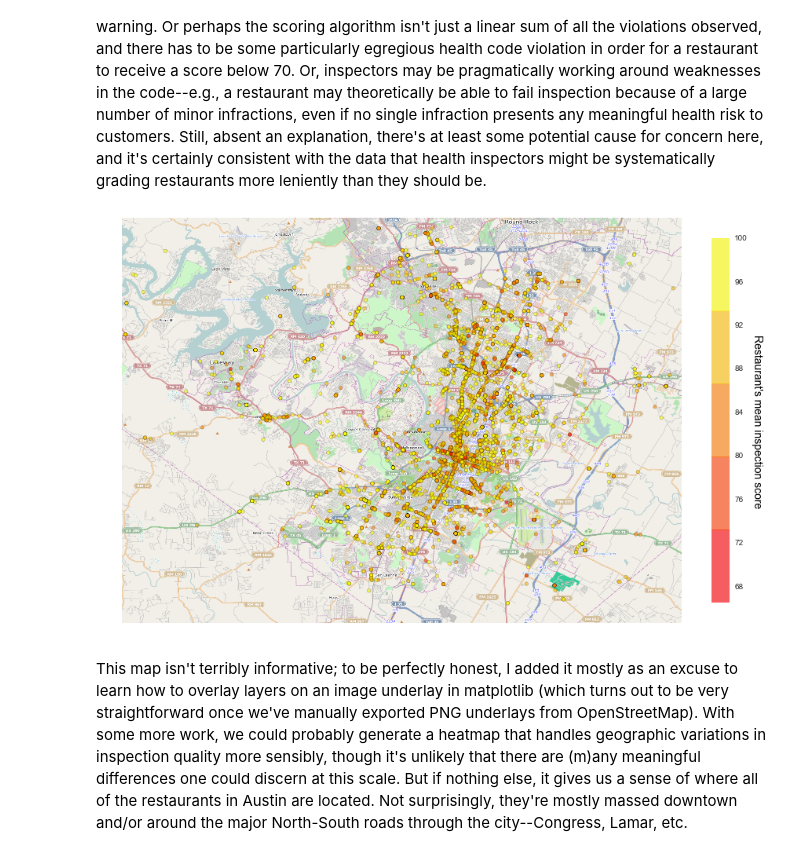
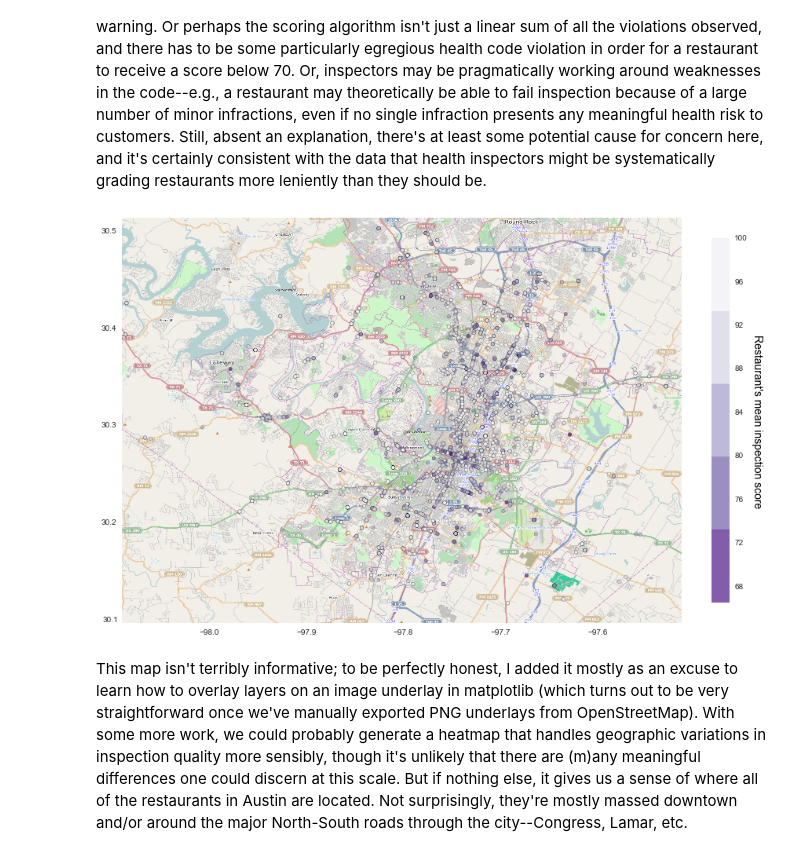
Before and after one commit to tyarkoni/open-data-flights, a Jupyter notebook: health-inspection/flight1.ipynb, the cells around one changed output. Drawn from its saved outputs; the diff is of its cells as text; code cells hidden in the pictures.

```diff
--- a/health-inspection/flight1.ipynb
+++ b/health-inspection/flight1.ipynb
@@ -15,7 +15,9 @@ import pandas as pd
 import numpy as np
 import matplotlib as mpl
 import matplotlib.pyplot as plt
+from scipy import stats
 import seaborn as sns
+sns.set(rc={"axes.labelsize": 15})
 # %% [markdown]
 <h3>AbracaDATAbra!</h3>
 Next, we read in the data from CSV and take a look at what we're working with. We also manage to come up with a rather silly section header.
@@ -89,37 +91,36 @@ That's a rather sharp, and decidedly artificial-looking, break. What could expla
 # %%
 import re
 
 def plot_restaurants_on_map(image_file, extent, cmap='summer', **kwargs):
 
     # Extract latitude and longitude
     addresses = restaurants['Address'].agg(['first','count'])
     scores = restaurants['Score'].mean()
     coords = [x.split('\n')[-1] for x in addresses['first']]
     latitude, longitude = zip(*[re.findall('[-0-9.]+', c) for c in coords])
 
     # Load the static underlay
-    fig = plt.figure(figsize=(12, 10))
+    with sns.axes_style("dark"):
+        fig, ax = plt.subplots(figsize=(12, 10))
     im = plt.imread(image_file)
-    implot = plt.imshow(im, extent=extent)
+    implot = ax.imshow(im, extent=extent)
 
     # Add the restaurant overlay
-    cmap = cm.get_cmap(cmap, 5)
-    p = plt.scatter(longitude, latitude, c=scores, cmap=cmap, **kwargs)
-    plt.xlim(extent[:2])
-    plt.ylim(extent[2:])
-    plt.grid('off')
-    plt.axis('off')
-    cbar = plt.colorbar(p, fraction=0.03)
+    cmap = mpl.cm.get_cmap(cmap, 5)
+    p = ax.scatter(longitude, latitude, c=scores, cmap=cmap, **kwargs)
+    ax.set(xlim=extent[:2], ylim=extent[2:])
+
+    cbar = fig.colorbar(p, fraction=0.03)
     cbar.set_label('Restaurant\'s mean inspection score', rotation=270, fontsize=14, labelpad=20)
-    plt.tight_layout()
+    fig.tight_layout()
 
 # Underlay of Austin area--we use a manually exported image from OpenStreetMap
 image_file = 'austin.png'
 extent = [-98.0901, -97.5140, 30.0964, 30.5132]
 
-plot_restaurants_on_map(image_file, extent, cmap='autumn', alpha=0.6)
+plot_restaurants_on_map(image_file, extent, cmap='Purples_r', alpha=0.6)
 # %% [output]
-[figure, old version]
+[figure, new version]
 # %% [markdown]
 This map isn't terribly informative; to be perfectly honest, I added it mostly as an excuse to learn how to overlay layers on an image underlay in matplotlib (which turns out to be very straightforward once we've manually exported PNG underlays from OpenStreetMap). With some more work, we could probably generate a heatmap that handles geographic variations in inspection quality more sensibly, though it's unlikely that there are (m)any meaningful differences one could discern at this scale. But if nothing else, it gives us a sense of where all of the restaurants in Austin are located. Not surprisingly, they're mostly massed downtown and/or around the major North-South roads through the city--Congress, Lamar, etc.
 
```
Also changed, not shown: parts of 11 cells of this notebook.
